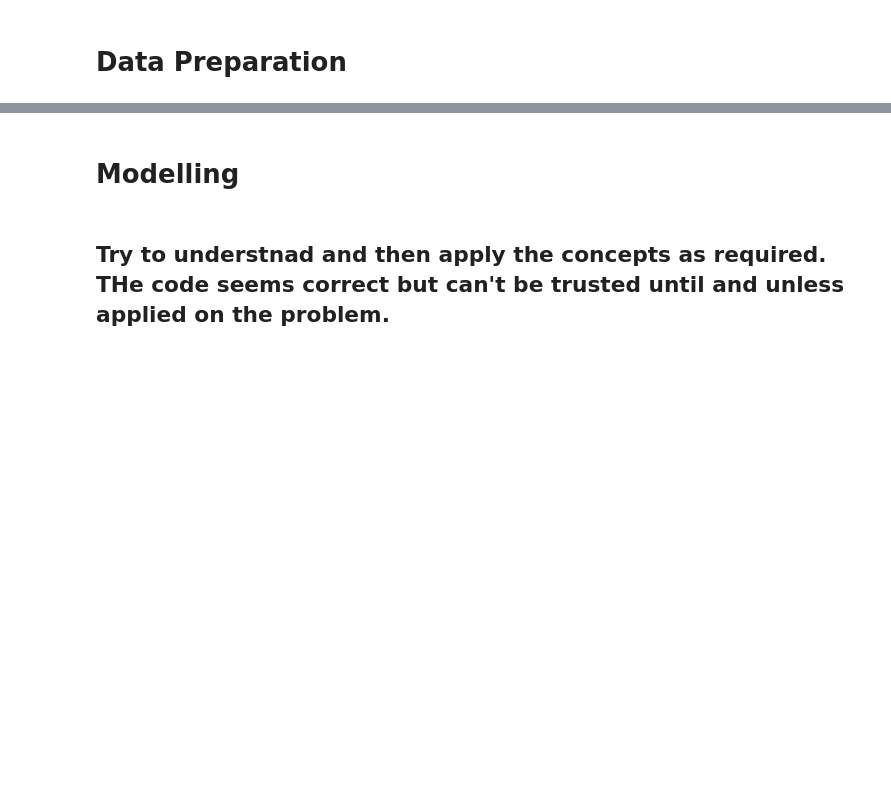
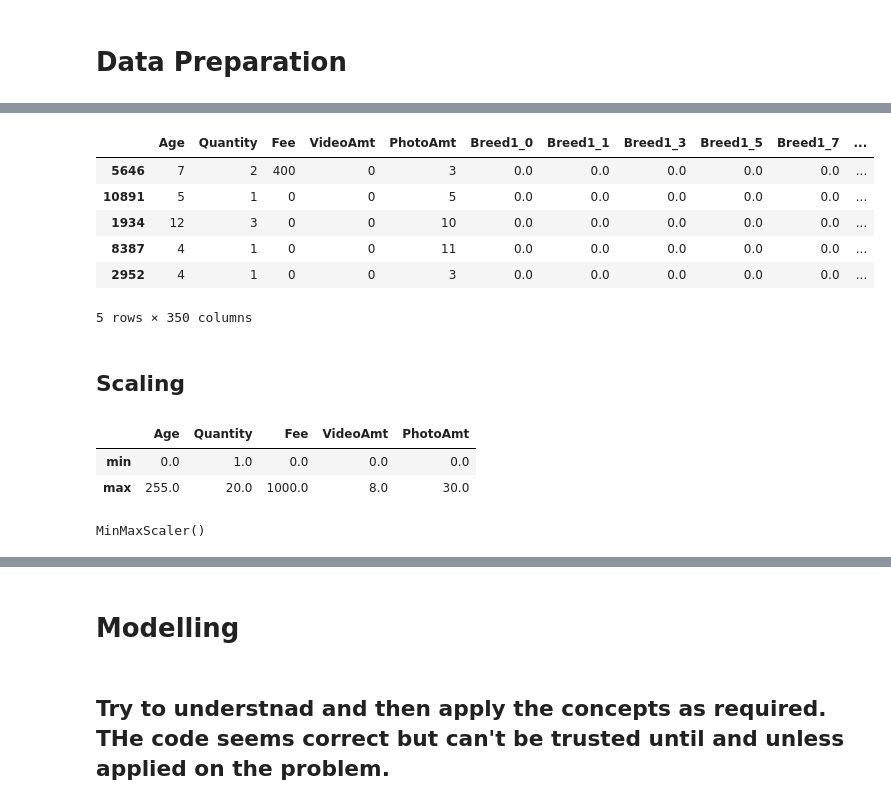
Before and after one commit to MekongDelta-mind/online-tutoring, a Jupyter notebook: campusx/momc_classification/MOMC - real world problem.ipynb, the cells around one changed output, grey strips where cells are left out. Drawn from its saved outputs; the diff is of its cells as text; code cells hidden in the pictures; blank space fills up the shorter version.

```diff
--- a/campusx/momc_classification/MOMC - real world problem.ipynb
+++ b/campusx/momc_classification/MOMC - real world problem.ipynb
@@ -133,0 +380,21 @@ unique_values(df)
+# %%
+encoded_df.index = X_train.index
+# %%
+# Joining tables
+X_train = pd.concat([X_train, encoded_df], axis=1)
+# %%
+# Dropping old categorical columns
+X_train.drop(cat_cols, axis=1, inplace=True)
+# %%
+# CHecking result
+X_train.head()
+# %% [output]
+|  | Age | Quantity | Fee | VideoAmt | PhotoAmt | Breed1_0 | Breed1_1 | Breed1_3 | Breed1_5 | Breed1_7 | ... |
+| 5646 | 7 | 2 | 400 | 0 | 3 | 0.0 | 0.0 | 0.0 | 0.0 | 0.0 | ... |
+| 10891 | 5 | 1 | 0 | 0 | 5 | 0.0 | 0.0 | 0.0 | 0.0 | 0.0 | ... |
+| 1934 | 12 | 3 | 0 | 0 | 10 | 0.0 | 0.0 | 0.0 | 0.0 | 0.0 | ... |
+| 8387 | 4 | 1 | 0 | 0 | 11 | 0.0 | 0.0 | 0.0 | 0.0 | 0.0 | ... |
+| 2952 | 4 | 1 | 0 | 0 | 3 | 0.0 | 0.0 | 0.0 | 0.0 | 0.0 | ... |
+5 rows × 350 columns
+# %% [markdown]
+## Scaling
@@ -133,0 +403,6 @@ unique_values(df)
+# %%
+X_train[num_cols].describe().loc[['min', 'max'], :]
+# %% [output]
+|  | Age | Quantity | Fee | VideoAmt | PhotoAmt |
+| min | 0.0 | 1.0 | 0.0 | 0.0 | 0.0 |
+| max | 255.0 | 20.0 | 1000.0 | 8.0 | 30.0 |
@@ -133,0 +411,4 @@ unique_values(df)
+# %%
+scaler.fit(X_train[num_cols])
+# %% [output]
+MinMaxScaler()
```
Also changed, not shown: parts of 44 cells of this notebook, 3 other files.
